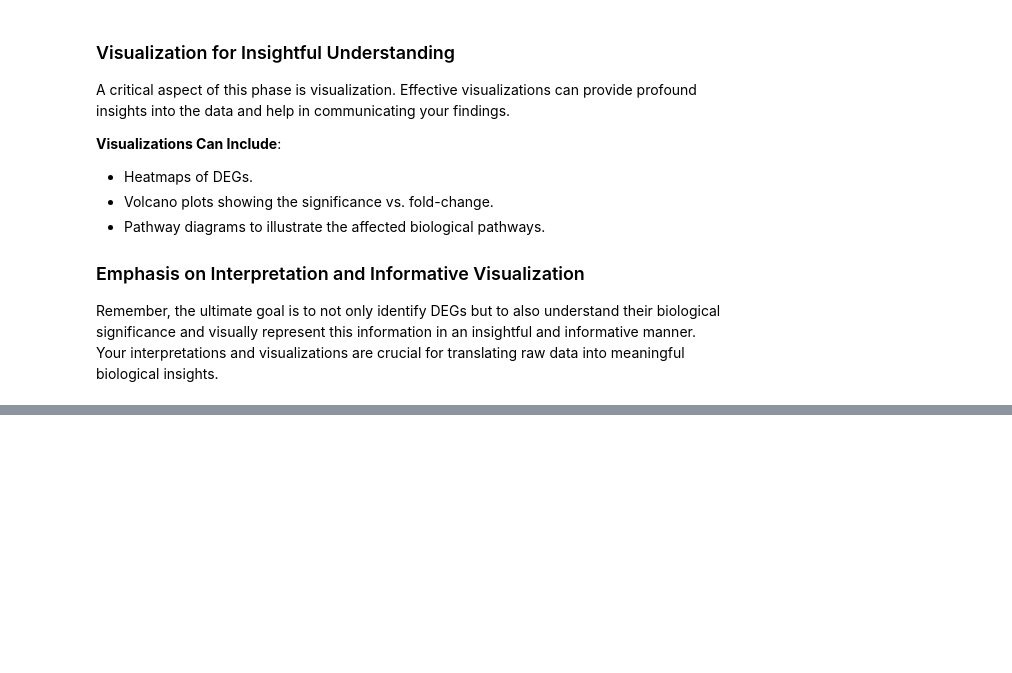
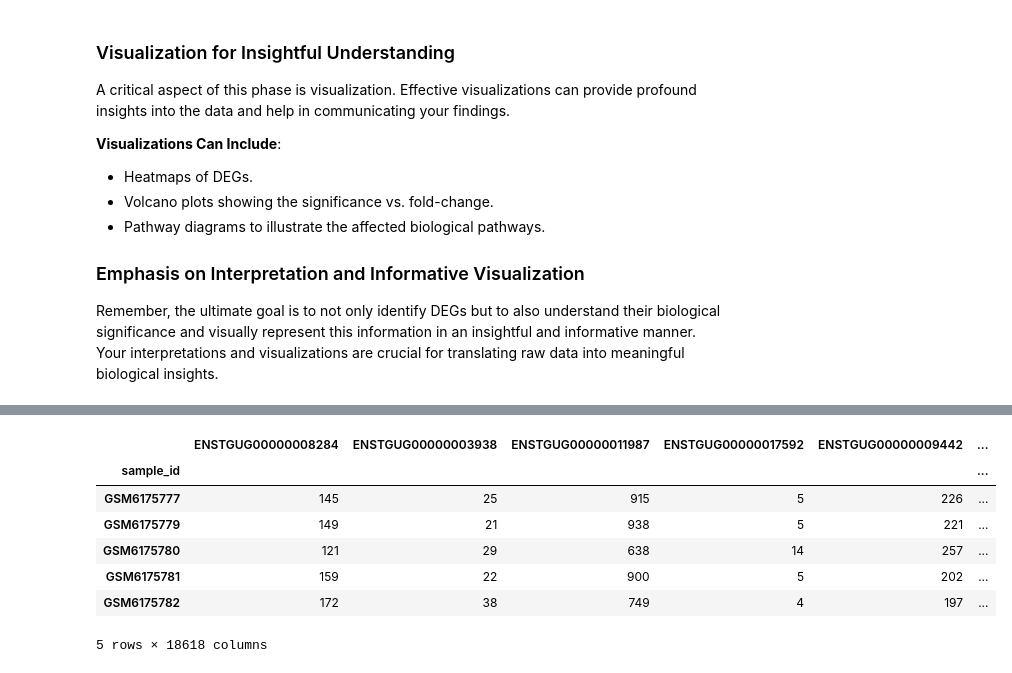
Before and after one commit to amirezzati/bioinformatics-project, a Jupyter notebook: the-songbird-study/SongBirdStudy.ipynb, the cells around one changed output, grey strips where cells are left out. Saved outputs shown, nothing was run; the diff lists cells and outputs as text; code cells hidden in the pictures; blank space fills up the shorter version.

```diff
--- a/the-songbird-study/SongBirdStudy.ipynb
+++ b/the-songbird-study/SongBirdStudy.ipynb
@@ -1330,0 +1323,19 @@ Remember, the ultimate goal is to not only identify DEGs but to also understand
+# %%
+read_counts = pd.read_csv(drive_path + '/dataset/transformed_dataset.csv', sep=',')
+read_counts = read_counts.dropna(axis='columns')
+sample_mappings = read_counts[['sample_id', 'social_settting', 'study_group', 'tissue_id']]#pd.read_csv(drive_path + '/dataset/sample_mappings.csv')
+
+read_counts.drop(columns=['social_settting', 'study_group', 'tissue_id'], inplace=True)
+read_counts.set_index('sample_id', inplace=True)
+sample_mappings.set_index('sample_id', inplace=True)
+# %%
+read_counts.head()
+# %% [output]
+|  | ENSTGUG00000008284 | ENSTGUG00000003938 | ENSTGUG00000011987 | ENSTGUG00000017592 | ENSTGUG00000009442 | ... |
+| sample_id |  |  |  |  |  | ... |
+| GSM6175777 | 145 | 25 | 915 | 5 | 226 | ... |
+| GSM6175779 | 149 | 21 | 938 | 5 | 221 | ... |
+| GSM6175780 | 121 | 29 | 638 | 14 | 257 | ... |
+| GSM6175781 | 159 | 22 | 900 | 5 | 202 | ... |
+| GSM6175782 | 172 | 38 | 749 | 4 | 197 | ... |
+5 rows × 18618 columns
```
Also changed, not shown: parts of 19 cells of this notebook.
